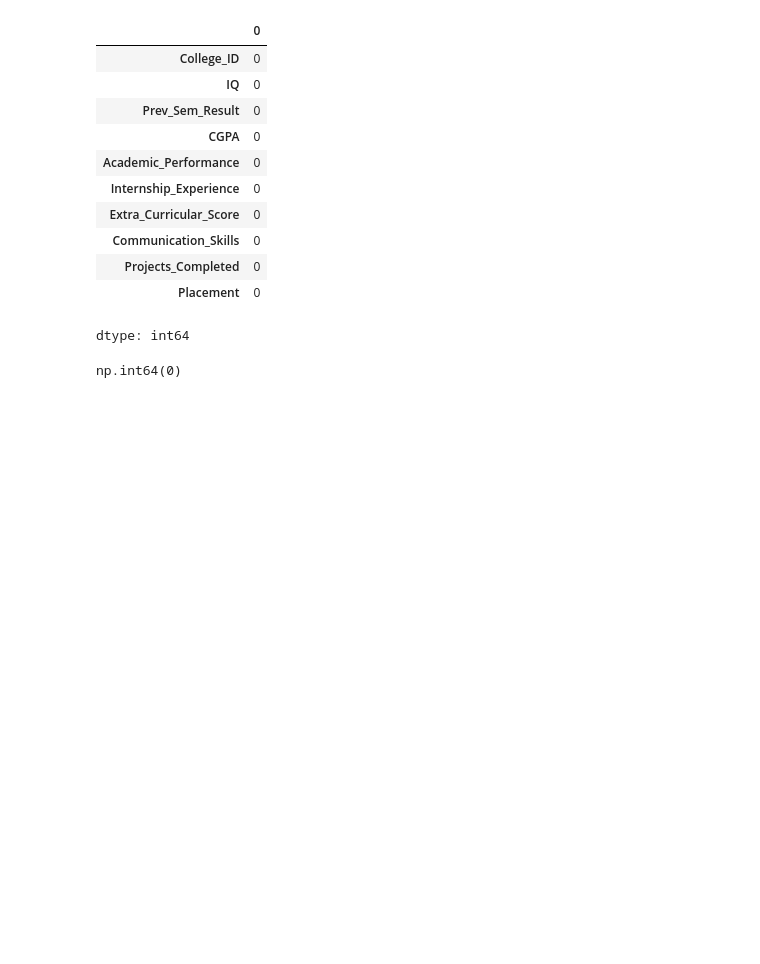
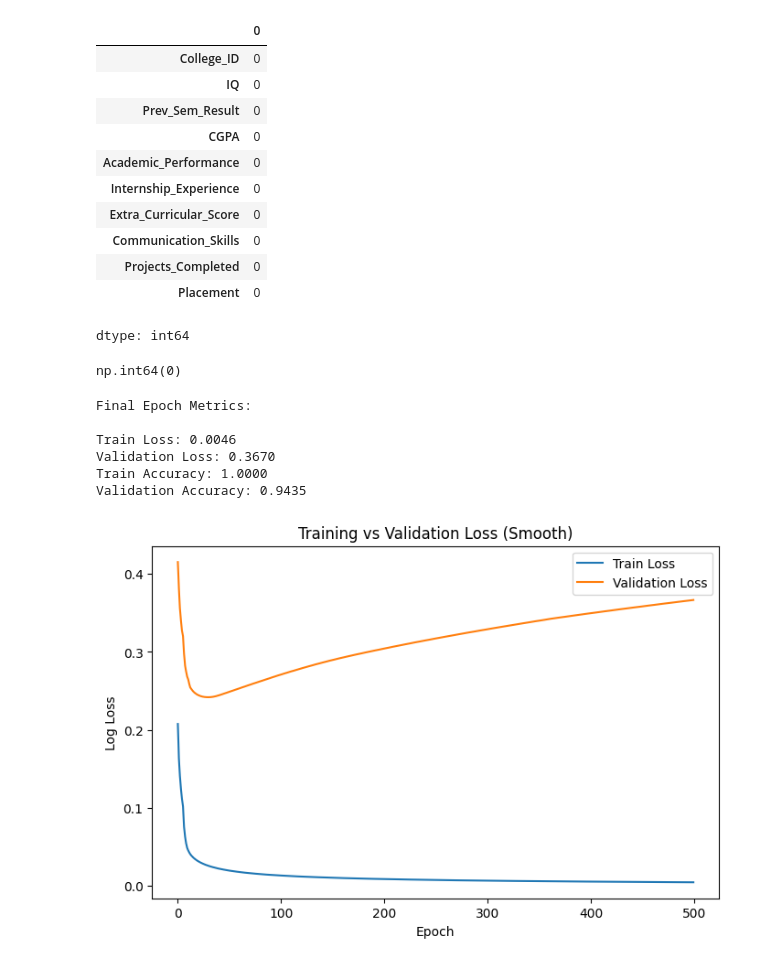
Before and after one commit to MDRobiulhassan/Machine-Learning-Course, a Jupyter notebook: College_Placement.ipynb, the cells around one changed output. Drawn from its saved outputs; the diff is of its cells as text; code cells hidden in the pictures; blank space fills up the shorter version.

```diff
--- a/College_Placement.ipynb
+++ b/College_Placement.ipynb
@@ -76,0 +99,51 @@ X_test = scaler.transform(X_test)
+# %%
+X_train_small = X_train_poly[:10000]
+y_train_small = y_train[:10000]
+# %%
+for epoch in range(epochs):
+    model.partial_fit(X_train_small, y_train_small, classes=np.unique(y_train_small))
+
+    # Predictions
+    y_train_prob = model.predict_proba(X_train_small)
+    y_val_prob = model.predict_proba(X_test_poly)
+
+    y_train_pred = model.predict(X_train_small)
+    y_val_pred = model.predict(X_test_poly)
+
+    # Metrics
+    train_losses.append(log_loss(y_train_small, y_train_prob))
+    val_losses.append(log_loss(y_test, y_val_prob))
+    train_acc.append(accuracy_score(y_train_small, y_train_pred))
+    val_acc.append(accuracy_score(y_test, y_val_pred))
+# %%
+def smooth(values, factor=5):
+    return [np.mean(values[max(0, i-factor):i+1]) for i in range(len(values))]
+# %%
+train_losses_smooth = smooth(train_losses)
+val_losses_smooth = smooth(val_losses)
+train_acc_smooth = smooth(train_acc)
+val_acc_smooth = smooth(val_acc)
+# %%
+print("Final Epoch Metrics:\n")
+print(f"Train Loss: {train_losses[-1]:.4f}")
+print(f"Validation Loss: {val_losses[-1]:.4f}")
+print(f"Train Accuracy: {train_acc[-1]:.4f}")
+print(f"Validation Accuracy: {val_acc[-1]:.4f}")
+# %% [output]
+Final Epoch Metrics:
+
+Train Loss: 0.0046
+Validation Loss: 0.3670
+Train Accuracy: 1.0000
+Validation Accuracy: 0.9435
+# %%
+plt.figure(figsize=(8,5))
+plt.plot(train_losses_smooth, label='Train Loss')
+plt.plot(val_losses_smooth, label='Validation Loss')
+plt.xlabel("Epoch")
+plt.ylabel("Log Loss")
+plt.title("Training vs Validation Loss (Smooth)")
+plt.legend()
+plt.show()
+# %% [output]
+[figure, added]
```
Also changed, not shown: parts of 34 cells of this notebook.
